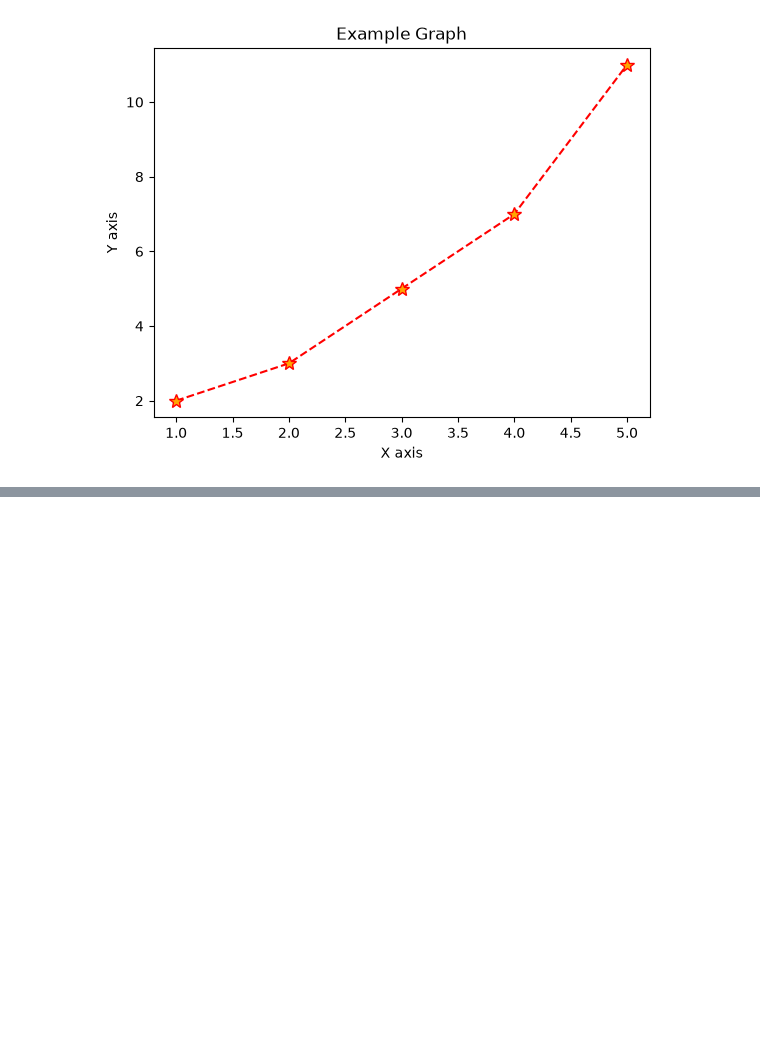
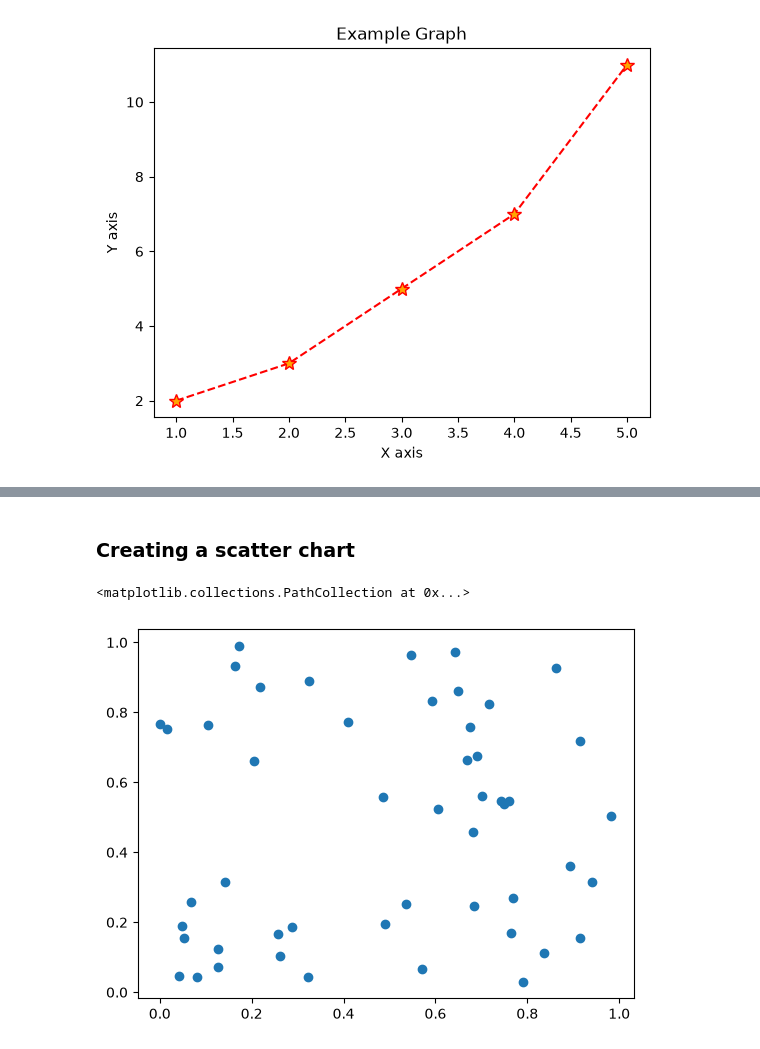
Before and after one commit to IsraelColman/data-analytics, a Jupyter notebook: week-07/Ex3A_Plotting_Data.ipynb, the cells around one changed output, grey strips where cells are left out. Saved outputs shown, nothing was run; the diff lists cells and outputs as text; code cells hidden in the pictures; blank space fills up the shorter version.

```diff
--- a/week-07/Ex3A_Plotting_Data.ipynb
+++ b/week-07/Ex3A_Plotting_Data.ipynb
@@ -110,0 +144,13 @@ plt.plot(
+# %% [markdown]
+### Creating a scatter chart
+# %%
+x = np.random.rand(50)
+y = np.random.rand(50)
+
+plt.scatter(
+    x,
+    y
+)
+# %% [output]
+<matplotlib.collections.PathCollection at 0x...>
+[figure, added]
```
Also changed, not shown: parts of 19 cells of this notebook.
